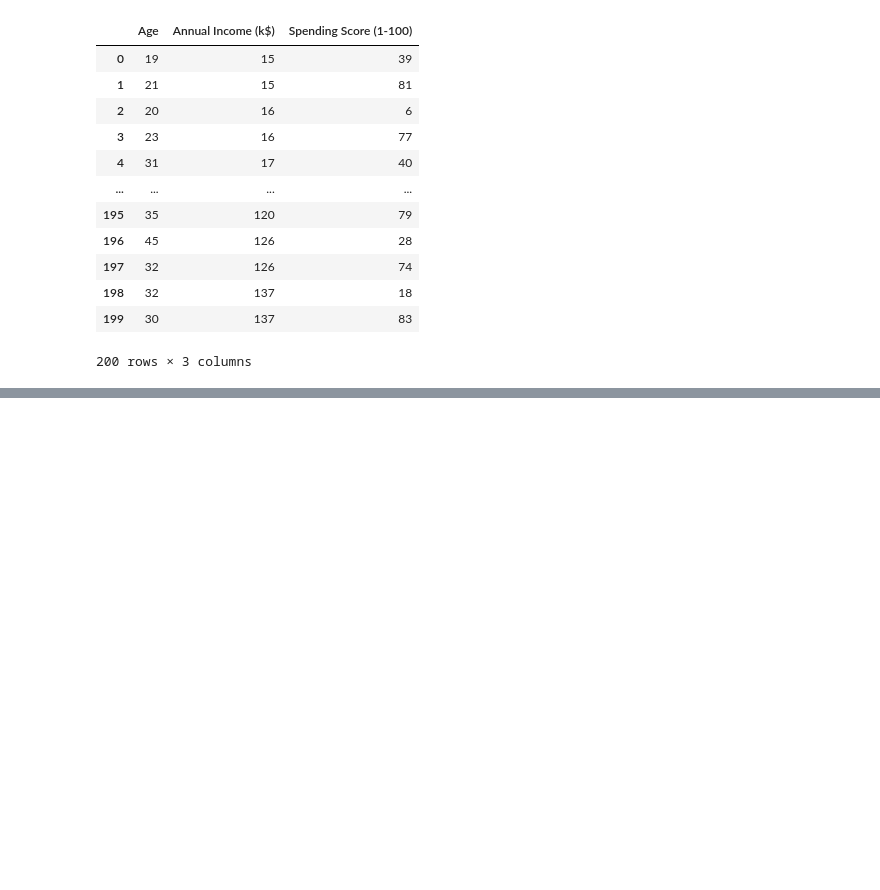
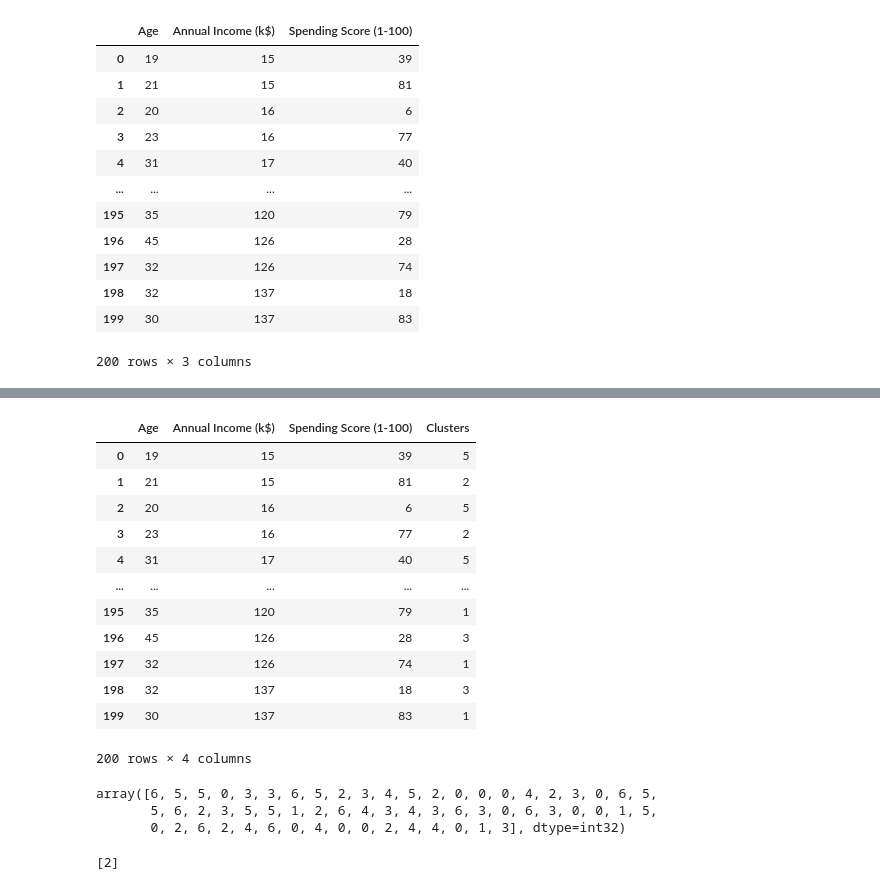
Before and after one commit to athira-1311/ML, a Jupyter notebook: kmeans(clustering)/mall_customers.ipynb, the cells around one changed output, grey strips where cells are left out. Drawn from its saved outputs; the diff is of its cells as text; code cells hidden in the pictures; blank space fills up the shorter version.

```diff
--- a/kmeans(clustering)/mall_customers.ipynb
+++ b/kmeans(clustering)/mall_customers.ipynb
@@ -134,0 +144,6 @@ for i in range(1,11): #random value
+# %%
+#no .of clusters=7
+data1=KMeans(n_clusters=7,init="k-means++",random_state=42)
+data1.fit(df)
+y_pred=data1.predict(df)
+y_pred
@@ -134,0 +161,17 @@ for i in range(1,11): #random value
+# %%
+df["Clusters"]=y_pred
+df
+# %% [output]
+|  | Age | Annual Income (k$) | Spending Score (1-100) | Clusters |
+| 0 | 19 | 15 | 39 | 5 |
+| 1 | 21 | 15 | 81 | 2 |
+| 2 | 20 | 16 | 6 | 5 |
+| 3 | 23 | 16 | 77 | 2 |
+| 4 | 31 | 17 | 40 | 5 |
+| ... | ... | ... | ... | ... |
+| 195 | 35 | 120 | 79 | 1 |
+| 196 | 45 | 126 | 28 | 3 |
+| 197 | 32 | 126 | 74 | 1 |
+| 198 | 32 | 137 | 18 | 3 |
+| 199 | 30 | 137 | 83 | 1 |
+200 rows × 4 columns
@@ -134,0 +190,14 @@ for i in range(1,11): #random value
+# %%
+from sklearn.naive_bayes import GaussianNB
+model=GaussianNB()
+model.fit(x_train,y_train)
+y_pred1=model.predict(x_test)
+y_pred1
+# %% [output]
+array([6, 5, 5, 0, 3, 3, 6, 5, 2, 3, 4, 5, 2, 0, 0, 0, 4, 2, 3, 0, 6, 5,
+       5, 6, 2, 3, 5, 5, 1, 2, 6, 4, 3, 4, 3, 6, 3, 0, 6, 3, 0, 0, 1, 5,
+       0, 2, 6, 2, 4, 6, 0, 4, 0, 0, 2, 4, 4, 0, 1, 3], dtype=int32)
+# %%
+print(model.predict(scaler.transform([[20,16,50]])))
+# %% [output]
+[2]
```
Also changed, not shown: parts of 9 cells of this notebook, 11 other files.
